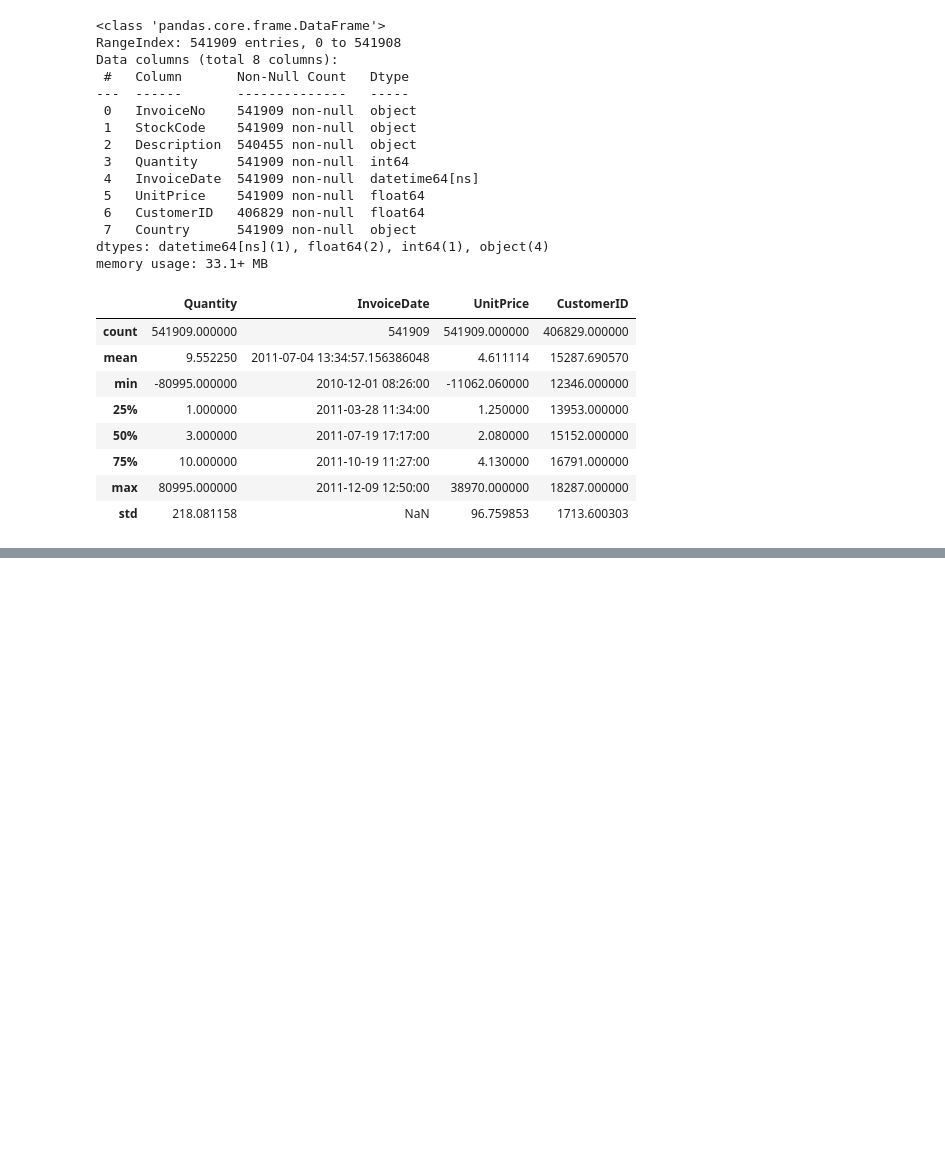
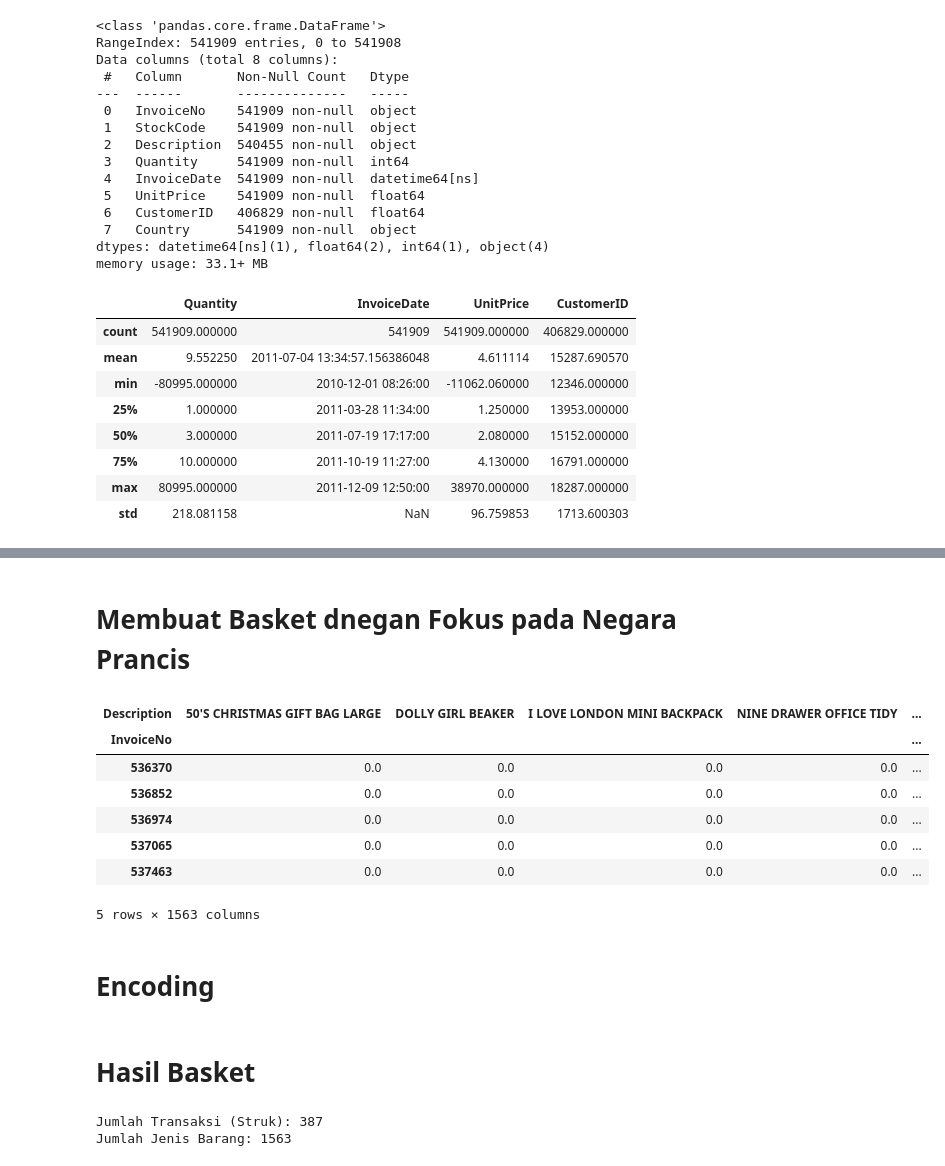
Before and after one commit to FailFudhayl/Market-Basket-Analysis, a Jupyter notebook: MarketBasketAnalysis.ipynb, the cells around one changed output, grey strips where cells are left out. Cells and saved outputs as stored; diff of their text form; code cells hidden in the pictures; blank space fills up the shorter version.

```diff
--- a/MarketBasketAnalysis.ipynb
+++ b/MarketBasketAnalysis.ipynb
@@ -142,0 +163,4 @@ df.describe()
+# %%
+# Menggunakan tanda '~' artinya "YANG TIDAK MENGANDUNG" kata POSTAGE
+df_clean = df_clean[~df_clean['StockCode'].astype(str).str.contains('POSTAGE')]
+df_clean = df_clean[~df_clean['Description'].astype(str).str.contains('POSTAGE')]
@@ -142,0 +185,20 @@ df.describe()
+# %% [markdown]
+# Membuat Basket dnegan Fokus pada Negara Prancis
+# %%
+basket = (df_clean[df_clean['Country'] == "France"]
+        .groupby(['InvoiceNo', 'Description'])['Quantity']
+        .sum().unstack().reset_index().fillna(0)
+        .set_index('InvoiceNo'))
+# %%
+basket.head()
+# %% [output]
+| Description | 50'S CHRISTMAS GIFT BAG LARGE | DOLLY GIRL BEAKER | I LOVE LONDON MINI BACKPACK | NINE DRAWER OFFICE TIDY | ... |
+| InvoiceNo |  |  |  |  | ... |
+| 536370 | 0.0 | 0.0 | 0.0 | 0.0 | ... |
+| 536852 | 0.0 | 0.0 | 0.0 | 0.0 | ... |
+| 536974 | 0.0 | 0.0 | 0.0 | 0.0 | ... |
+| 537065 | 0.0 | 0.0 | 0.0 | 0.0 | ... |
+| 537463 | 0.0 | 0.0 | 0.0 | 0.0 | ... |
+5 rows × 1563 columns
+# %% [markdown]
+# Encoding
@@ -142,0 +211,2 @@ df.describe()
+# %% [markdown]
+# Hasil Basket
@@ -142,0 +217,6 @@ df.describe()
+# %%
+print(f"Jumlah Transaksi (Struk): {basket_sets.shape[0]}")
+print(f"Jumlah Jenis Barang: {basket_sets.shape[1]}")
+# %% [output]
+Jumlah Transaksi (Struk): 387
+Jumlah Jenis Barang: 1563
```
Also changed, not shown: parts of 8 cells of this notebook.
